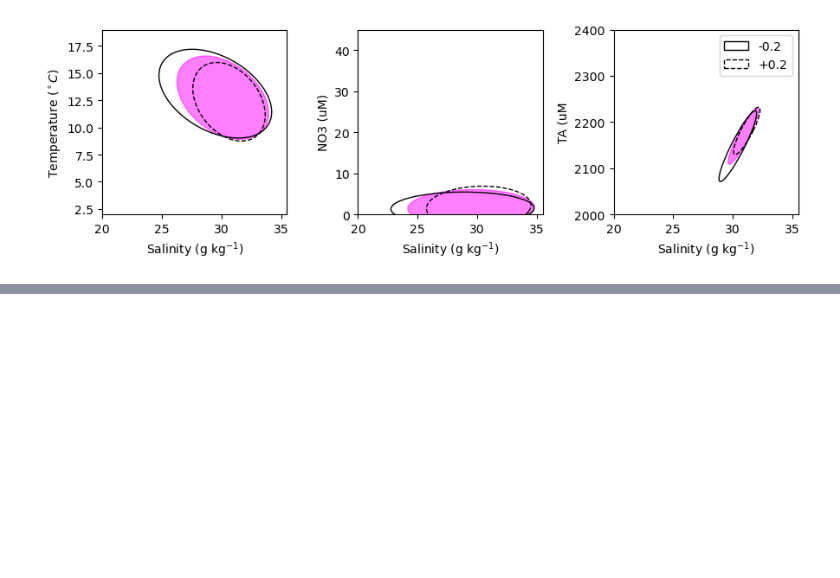
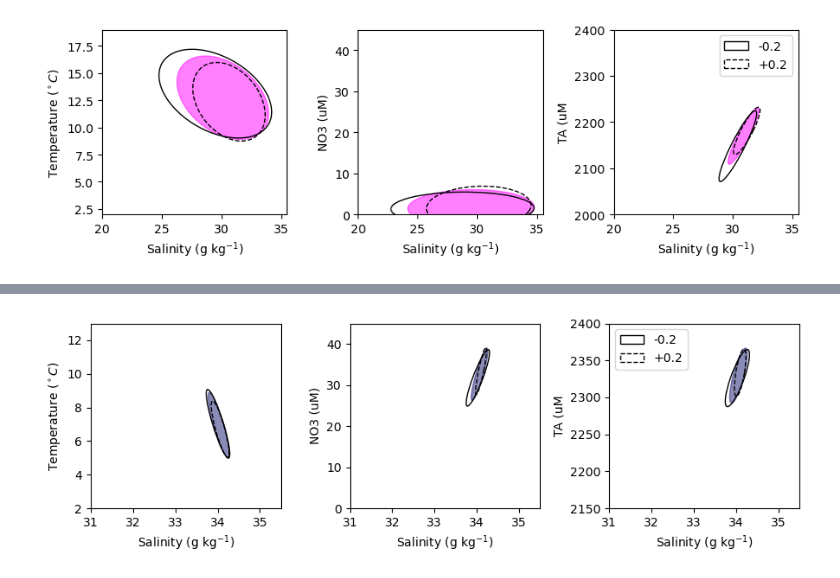
Before and after one commit to UBC-MOAD/analysis-becca, a Jupyter notebook: LiveOcean/tracers/property_sensitivity.ipynb, the cells around one changed output, grey strips where cells are left out. Drawn from its saved outputs; the diff is of its cells as text; code cells hidden in the pictures; blank space fills up the shorter version.

```diff
--- a/LiveOcean/tracers/property_sensitivity.ipynb
+++ b/LiveOcean/tracers/property_sensitivity.ipynb
@@ -659,0 +672,66 @@ wob.region[wob['salinity (g kg-1)'] <= 31.5] = 'brackish' # putting this one las
+# %%
+# alternative cuc
+cuc_l = wob[(wob.location == 'slope') & (wob['latitude (degrees_north)'] <= 50.5) & (wob['salinity (g kg-1)'] >= 33.7-0.2)] # "lighter" version of cuc with lower salinity cuttoff
+cuc_h = wob[(wob.location == 'slope') & (wob['latitude (degrees_north)'] <= 50.5) & (wob['salinity (g kg-1)'] >= 33.7+0.2)] # 'heavier" version of cuc with higher salinity cuttoff
+
+# alternative south upper division
+south_ul = wob[((wob.location == 'shelf') & (wob['latitude (degrees_north)'] <= 47.3) & (wob['salinity (g kg-1)'] > 31.5)) | ((wob.location == 'slope') & (wob['latitude (degrees_north)'] <= 47.3) & (wob['salinity (g kg-1)'] > 31.5) & (wob['salinity (g kg-1)'] < 33.7-0.2))]
+south_uh = wob[((wob.location == 'shelf') & (wob['latitude (degrees_north)'] <= 47.3) & (wob['salinity (g kg-1)'] > 31.5)) | ((wob.location == 'slope') & (wob['latitude (degrees_north)'] <= 47.3) & (wob['salinity (g kg-1)'] > 31.5) & (wob['salinity (g kg-1)'] < 33.7+0.2))]
+
+# alternative south lower division
+south_ll = wob[((wob.location == 'shelf') & (wob['latitude (degrees_north)'] <= 47.3) & (wob['salinity (g kg-1)'] > 31.5-0.2)) | ((wob.location == 'slope') & (wob['latitude (degrees_north)'] <= 47.3) & (wob['salinity (g kg-1)'] > 31.5-0.2) & (wob['salinity (g kg-1)'] < 33.7))]
+south_lh = wob[((wob.location == 'shelf') & (wob['latitude (degrees_north)'] <= 47.3) & (wob['salinity (g kg-1)'] > 31.5+0.2)) | ((wob.location == 'slope') & (wob['latitude (degrees_north)'] <= 47.3) & (wob['salinity (g kg-1)'] > 31.5+0.2) & (wob['salinity (g kg-1)'] < 33.7))]
+
+# alternative brackish
+brack_l = wob[wob['salinity (g kg-1)'] <= 31.5-0.2]
+brack_h = wob[wob['salinity (g kg-1)'] <= 31.5+0.2]
+# %%
+#######
+# CUC #
+#######
+fig, ax = plt.subplots(1,3,figsize=[9,3])
+
+colour = 'midnightblue'
+# plot ellipses for different cuttofs
+ellipse = percentile_ellipse(np.array(wob['salinity (g kg-1)'][wob.region == 'cuc']), np.array(wob['temperature (degC)'][wob.region == 'cuc']), percentile=75, facecolor=colour, edgecolor=colour,alpha=0.5)
+l_ellipse = percentile_ellipse(np.array(cuc_l['salinity (g kg-1)']), (cuc_l['temperature (degC)']), percentile=75, facecolor='none', edgecolor='k')
+h_ellipse = percentile_ellipse(np.array(cuc_h['salinity (g kg-1)']), (cuc_h['temperature (degC)']), percentile=75, facecolor='none', edgecolor='k',ls='dashed')
+
+
+ax[0].add_patch(ellipse)
+ax[0].add_patch(l_ellipse)
+ax[0].add_patch(h_ellipse)
+ax[0].set_ylim([2,13])
+ax[0].set_xlim([31,35.5])
+ax[0].set_ylabel('Temperature ($^\circ C$)')
+ax[0].set_xlabel('Salinity (g kg$^{-1}$)')
+
+ellipse = percentile_ellipse(np.array(wob['salinity (g kg-1)'][wob.region == 'cuc']), np.array(wob['NO3 (uM)'][wob.region == 'cuc']), percentile=75, facecolor=colour, edgecolor=colour,alpha=0.5)
+l_ellipse = percentile_ellipse(np.array(cuc_l['salinity (g kg-1)']), (cuc_l['NO3 (uM)']), percentile=75, facecolor='none', edgecolor='k')
+h_ellipse = percentile_ellipse(np.array(cuc_h['salinity (g kg-1)']), (cuc_h['NO3 (uM)']), percentile=75, facecolor='none', edgecolor='k',ls='dashed')
+
+
+ax[1].add_patch(ellipse)
+ax[1].add_patch(l_ellipse)
+ax[1].add_patch(h_ellipse)
+ax[1].set_ylim([0,45])
+ax[1].set_xlim([31,35.5])
+ax[1].set_ylabel('NO3 (uM)')
+ax[1].set_xlabel('Salinity (g kg$^{-1}$)')
+
+ellipse = percentile_ellipse(np.array(wob['salinity (g kg-1)'][wob.region == 'cuc']), np.array(wob['TA (uM)'][wob.region == 'cuc']), percentile=75, facecolor=colour, edgecolor=colour,alpha=0.5)
+l_ellipse = percentile_ellipse(np.array(cuc_l['salinity (g kg-1)']), (cuc_l['TA (uM)']), percentile=75, facecolor='none', edgecolor='k',label='-0.2')
+h_ellipse = percentile_ellipse(np.array(cuc_h['salinity (g kg-1)']), (cuc_h['TA (uM)']), percentile=75, facecolor='none', edgecolor='k',ls='dashed',label='+0.2')
+
+ax[2].add_patch(ellipse)
+ax[2].add_patch(l_ellipse)
+ax[2].add_patch(h_ellipse)
+ax[2].legend()
+ax[2].set_ylim([2150,2400])
+ax[2].set_xlim([31,35.5])
+ax[2].set_ylabel('TA (uM')
+ax[2].set_xlabel('Salinity (g kg$^{-1}$)')
+
+plt.tight_layout()
+# %% [output]
+[figure, added]
```
Also changed, not shown: parts of 17 cells of this notebook.
